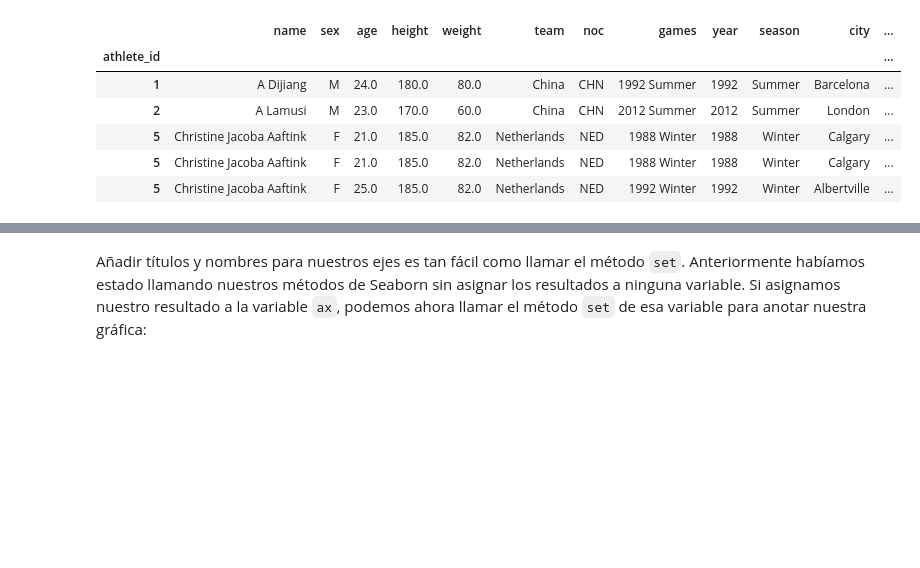
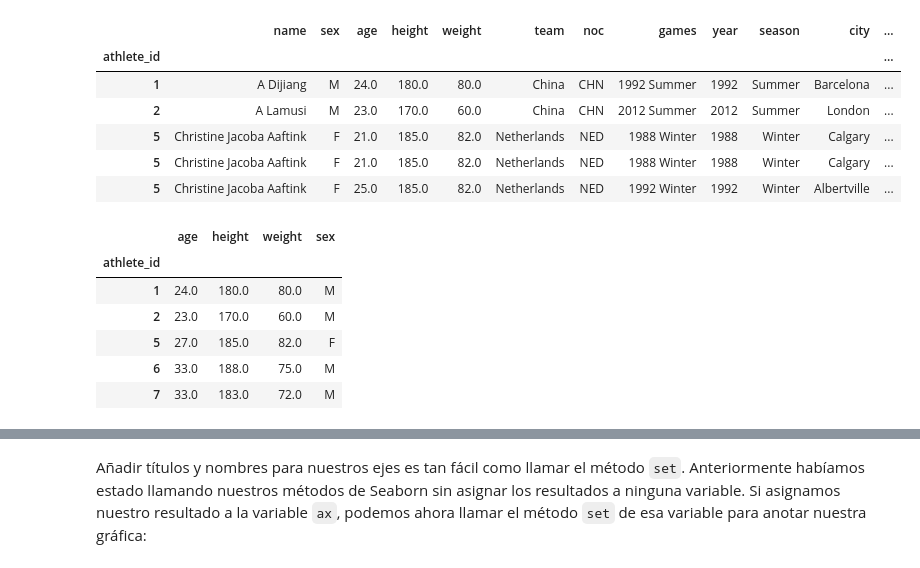
Before and after one commit to AngelicaDC/BEDUpython, a Jupyter notebook: Sesion-03/Ejemplo-01anotando_graficas.ipynb, the cells around one changed output, grey strips where cells are left out. Saved outputs shown, nothing was run; the diff lists cells and outputs as text; code cells hidden in the pictures; blank space fills up the shorter version.

```diff
--- a/Sesion-03/Ejemplo-01anotando_graficas.ipynb
+++ b/Sesion-03/Ejemplo-01anotando_graficas.ipynb
@@ -47,3 +48,15 @@ df.head()
 | 5 | Christine Jacoba Aaftink | F | 21.0 | 185.0 | 82.0 | Netherlands | NED | 1988 Winter | 1988 | Winter | Calgary | ... |
 | 5 | Christine Jacoba Aaftink | F | 21.0 | 185.0 | 82.0 | Netherlands | NED | 1988 Winter | 1988 | Winter | Calgary | ... |
 | 5 | Christine Jacoba Aaftink | F | 25.0 | 185.0 | 82.0 | Netherlands | NED | 1992 Winter | 1992 | Winter | Albertville | ... |
+# %%
+#Unir  las columnas que sean del mismo atleta
+por_atleta = df.groupby(level=0)[["age", "height", "weight","sex"]].max()
+por_atleta.head()
+# %% [output]
+|  | age | height | weight | sex |
+| athlete_id |  |  |  |  |
+| 1 | 24.0 | 180.0 | 80.0 | M |
+| 2 | 23.0 | 170.0 | 60.0 | M |
+| 5 | 27.0 | 185.0 | 82.0 | F |
+| 6 | 33.0 | 188.0 | 75.0 | M |
+| 7 | 33.0 | 183.0 | 72.0 | M |
```
Also changed, not shown: parts of 5 cells of this notebook.
